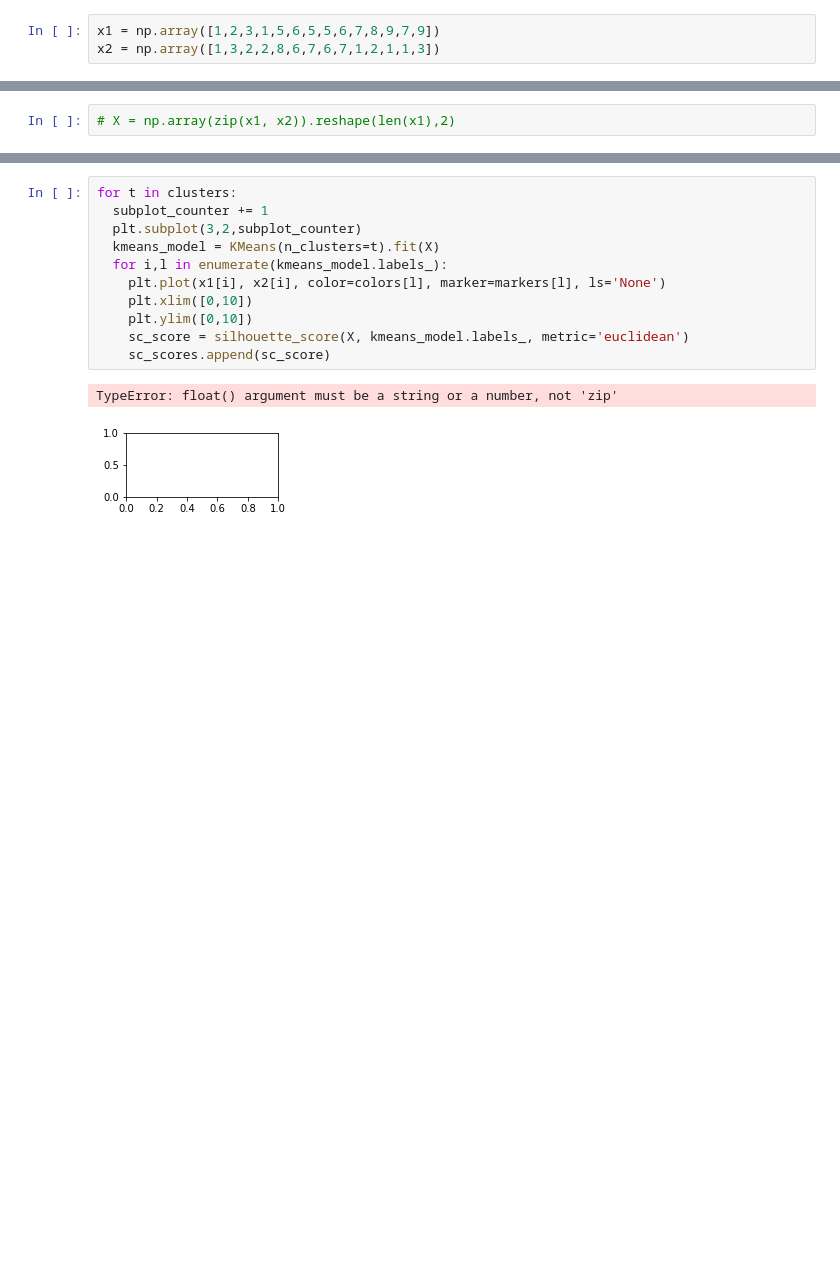
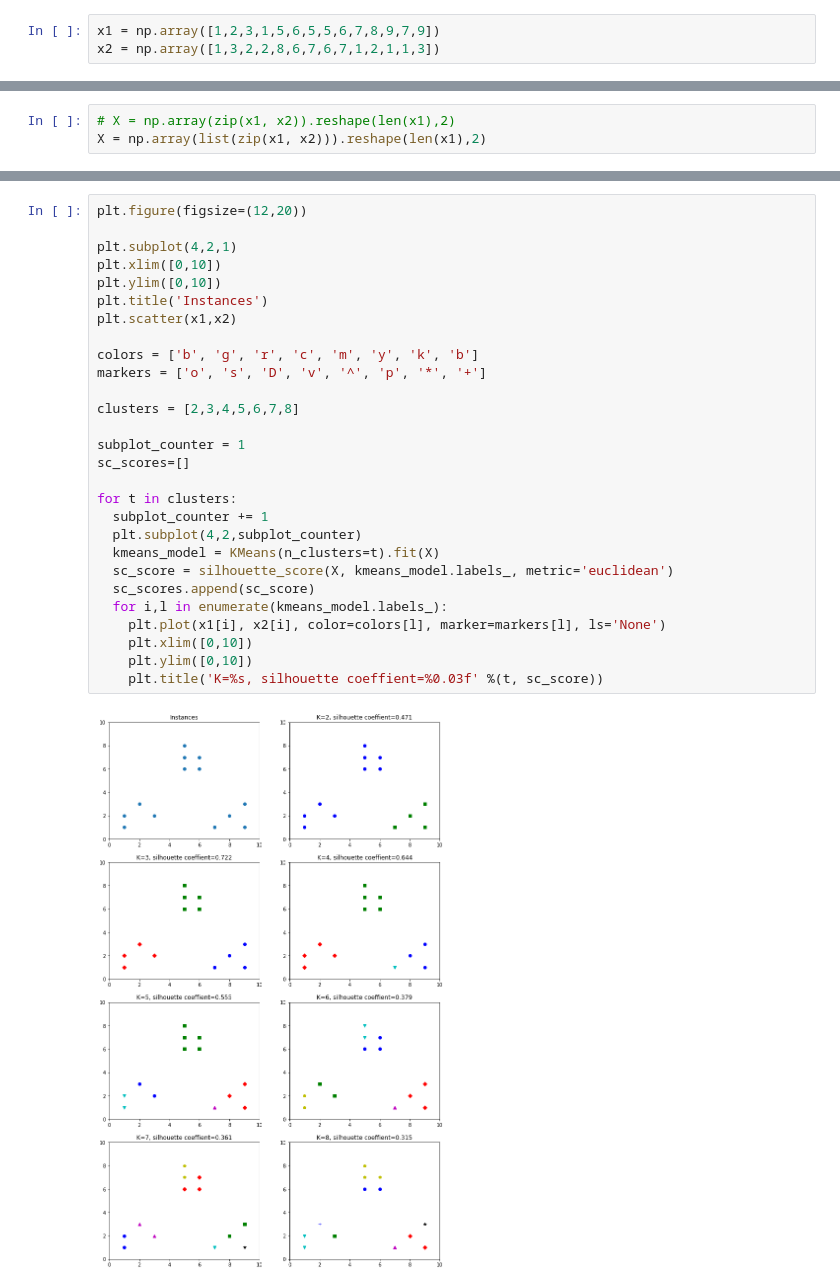
Before and after one commit to than9th/BOOK_Python2Kaggle, a Jupyter notebook: 2.2.1.1_OptDigits_KMeans.ipynb, the cells around one changed output, grey strips where cells are left out. Cells and saved outputs as stored; diff of their text form; blank space fills up the shorter version.

Commit message:
Finished KMeans Clustering

```diff
--- a/2.2.1.1_OptDigits_KMeans.ipynb
+++ b/2.2.1.1_OptDigits_KMeans.ipynb
@@ -80,2 +97,3 @@ for i in X:
 # %%
 # X = np.array(zip(x1, x2)).reshape(len(x1),2)
+X = np.array(list(zip(x1, x2))).reshape(len(x1),2)
@@ -100,14 +121,30 @@ sc_scores=[]
 # %%
+plt.figure(figsize=(12,20))
+
+plt.subplot(4,2,1)
+plt.xlim([0,10])
+plt.ylim([0,10])
+plt.title('Instances')
+plt.scatter(x1,x2)
+
+colors = ['b', 'g', 'r', 'c', 'm', 'y', 'k', 'b']
+markers = ['o', 's', 'D', 'v', '^', 'p', '*', '+']
+
+clusters = [2,3,4,5,6,7,8]
+
+subplot_counter = 1
+sc_scores=[]
+
 for t in clusters:
   subplot_counter += 1
-  plt.subplot(3,2,subplot_counter)
+  plt.subplot(4,2,subplot_counter)
   kmeans_model = KMeans(n_clusters=t).fit(X)
+  sc_score = silhouette_score(X, kmeans_model.labels_, metric='euclidean')
+  sc_scores.append(sc_score)
   for i,l in enumerate(kmeans_model.labels_):
     plt.plot(x1[i], x2[i], color=colors[l], marker=markers[l], ls='None')
     plt.xlim([0,10])
     plt.ylim([0,10])
-    sc_score = silhouette_score(X, kmeans_model.labels_, metric='euclidean')
-    sc_scores.append(sc_score)
+    plt.title('K=%s, silhouette coeffient=%0.03f' %(t, sc_score))
 # %% [output]
-TypeError: float() argument must be a string or a number, not 'zip'
-[figure, old version]
+[figure, new version]
```
Also changed, not shown: parts of 24 cells of this notebook.
